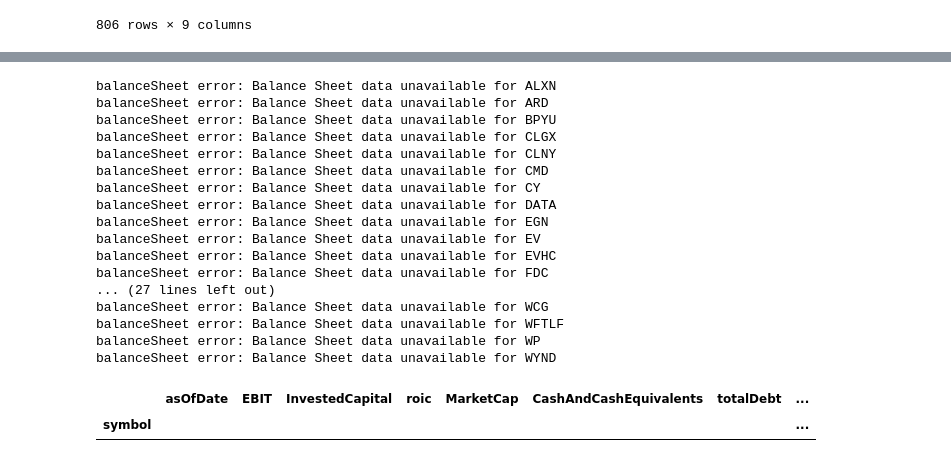
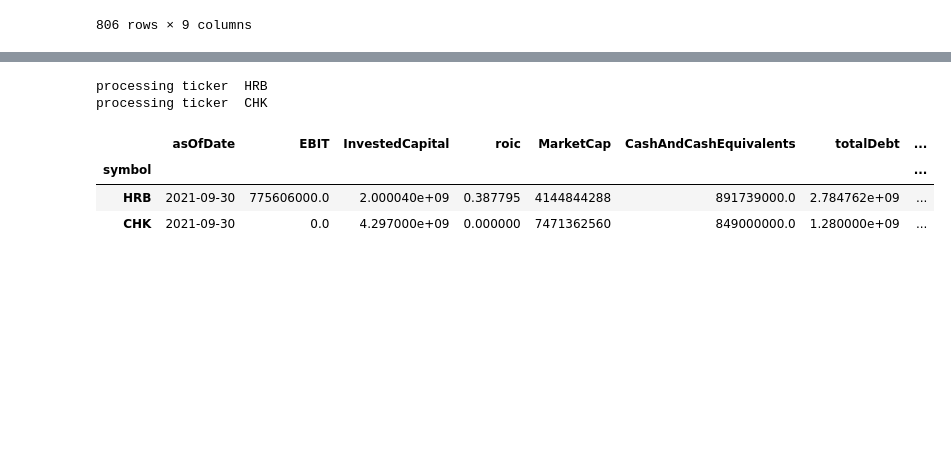
Before and after one commit to 000vince000/investment, a Jupyter notebook: AustrianStockScreener10Q.ipynb, the cells around one changed output, grey strips where cells are left out. Drawn from its saved outputs; the diff is of its cells as text; code cells hidden in the pictures; blank space fills up the shorter version.

Commit message:
Update AustrianStockScreener10Q.ipynb
added edge case handling for BS/IS where the asOfDate are different

```diff
--- a/AustrianStockScreener10Q.ipynb
+++ b/AustrianStockScreener10Q.ipynb
@@ -25,7 +25,7 @@ tickers=save_russell1000_tickers()
 tickers.sort()
 # tickers
 # %%
-retry=[]
+retry=['HRB','CHK']
 # %%
 dfResult=pd.DataFrame()
 counter=0
@@ -203,5 +187,10 @@ retry
 # %%
 dfResult=pd.DataFrame()
+counter=0
+FINAL_COUNT=1000
+
+flag = True
+last=''
 for t in retry:
     if not flag and t != last:
         #print('skipping ticker ', t)
@@ -210,7 +199,7 @@ for t in retry:
         flag = True
         continue
     else:
-        # print('processing ticker ',t)
+        print('processing ticker ',t)
 
         if counter==FINAL_COUNT:
             break
@@ -222,6 +211,7 @@ for t in retry:
 
     try:
         balanceSheet=balanceSheet[balanceSheet['periodType']=="3M"].sort_values('asOfDate').groupby('symbol').tail(1)
+        # print(balanceSheet)
     except:
         print('balanceSheet error:',balanceSheet)
         continue
@@ -229,6 +219,7 @@ for t in retry:
     incomeStatement=ticker.income_statement(frequency="q")
     try:
         incomeStatement=incomeStatement[incomeStatement['periodType']=="TTM"].sort_values('asOfDate').groupby('symbol').tail(1)
+        # print(incomeStatement)
     except:
         print('incomeStatement error:',incomeStatement)
         continue
@@ -237,12 +228,21 @@ for t in retry:
         valuationMeasure = pd.DataFrame.from_dict(ticker.summary_detail).loc[['marketCap']].transpose()
         valuationMeasure.index.name = 'symbol'
         valuationMeasure.columns=['MarketCap']
+        # print(valuationMeasure)
     except:
         print('valuationMeasure error:', t)
         continue
 
-    mergedBsIs = pd.merge(balanceSheet, incomeStatement, on=['asOfDate','symbol','periodType']).fillna(0)
+    mergedBsIs = pd.merge(balanceSheet, incomeStatement, on=['symbol']).fillna(0)
+
+    if mergedBsIs.empty:
+        print('bad join 1:',t)
+    elif 'asOfDate_x' in mergedBsIs.columns:
+        mergedBsIs.rename(columns={'asOfDate_x':'asOfDate'}, inplace=True)
+
     mergedBsIsSum = pd.merge(mergedBsIs, valuationMeasure, on=['symbol']).fillna(0)
+    if mergedBsIsSum.empty:
+        print('bad join 2:',t)
 
     if 'EBIT' not in mergedBsIsSum.columns:
         print('missing EBIT:', t)
@@ -276,49 +276,36 @@ for t in retry:
         networth = mergedBsIsSum.InvestedCapital+cash-debt-preferredequity
     except:
         print('InvestedCapital missing:',t)
         continue
 
     faustmannRatio = mergedBsIsSum.MarketCap/networth
 
     dfRoic = roic.to_frame()
     dfFaustmannRatio = faustmannRatio.to_frame()
     dfRoicToFaustmann = (roic/faustmannRatio).to_frame()
 
     dfRoic.columns=['roic']
     dfFaustmannRatio.columns=['faustmannRatio']
     dfRoicToFaustmann.columns=['roicToFaustmann']
 
     result = pd.merge(
     pd.merge(
         pd.merge(mergedBsIsSum,dfRoic,on=['symbol']),
         dfFaustmannRatio,
         on=['symbol']
     ),
     dfRoicToFaustmann,
     on=['symbol']
     )
     test=result[['asOfDate','EBIT','InvestedCapital','roic','MarketCap','CashAndCashEquivalents','totalDebt','preferredequity','faustmannRatio']]
     dfResult=pd.concat([dfResult,test])
 dfResult
 # %% [output]
-balanceSheet error: Balance Sheet data unavailable for ALXN
-balanceSheet error: Balance Sheet data unavailable for ARD
-balanceSheet error: Balance Sheet data unavailable for BPYU
-balanceSheet error: Balance Sheet data unavailable for CLGX
-balanceSheet error: Balance Sheet data unavailable for CLNY
-balanceSheet error: Balance Sheet data unavailable for CMD
-balanceSheet error: Balance Sheet data unavailable for CY
-balanceSheet error: Balance Sheet data unavailable for DATA
-balanceSheet error: Balance Sheet data unavailable for EGN
-balanceSheet error: Balance Sheet data unavailable for EV
-balanceSheet error: Balance Sheet data unavailable for EVHC
-balanceSheet error: Balance Sheet data unavailable for FDC
-... (27 lines left out)
-balanceSheet error: Balance Sheet data unavailable for WCG
-balanceSheet error: Balance Sheet data unavailable for WFTLF
-balanceSheet error: Balance Sheet data unavailable for WP
-balanceSheet error: Balance Sheet data unavailable for WYND
+processing ticker  HRB
+processing ticker  CHK
 |  | asOfDate | EBIT | InvestedCapital | roic | MarketCap | CashAndCashEquivalents | totalDebt | ... |
 | symbol |  |  |  |  |  |  |  | ... |
+| HRB | 2021-09-30 | 775606000.0 | 2.000040e+09 | 0.387795 | 4144844288 | 891739000.0 | 2.784762e+09 | ... |
+| CHK | 2021-09-30 | 0.0 | 4.297000e+09 | 0.000000 | 7471362560 | 849000000.0 | 1.280000e+09 | ... |
 # %%
 dfResult.to_csv('austrian_retry.csv', sep=';')
```
Also changed, not shown: parts of 2 cells of this notebook.
